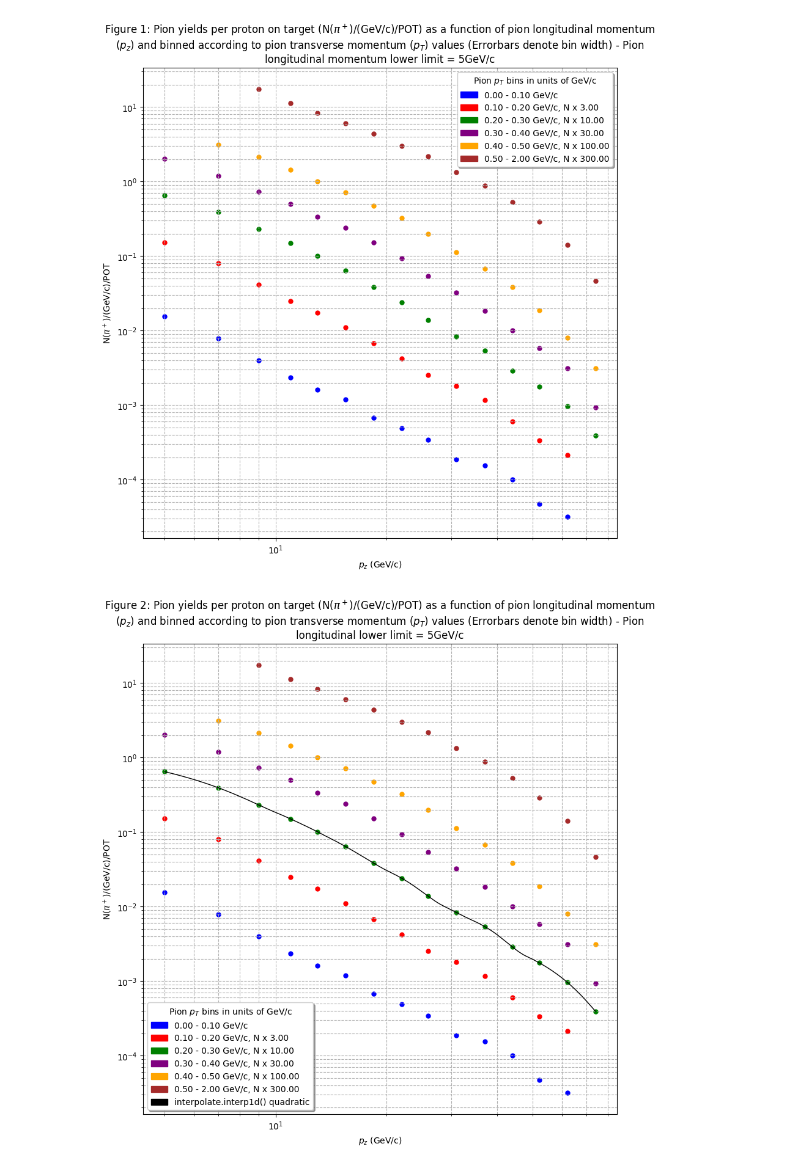
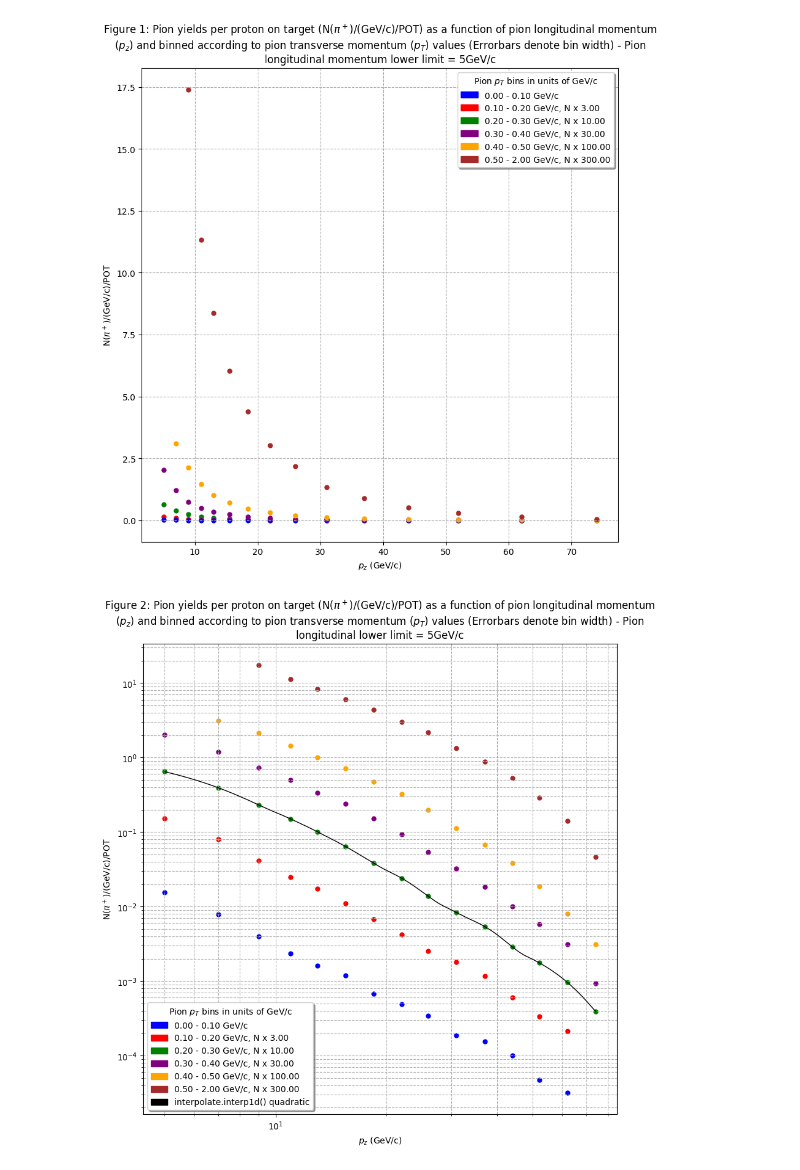
Before and after one commit to MrD0balina/Fourth-Year-Project---Neutrino-Oscillations, a Jupyter notebook: Week_9_Numerical_Integration_Further_weighting_work_All_in_the_pursuit_of_physically_representative_histograms.ipynb, the cells around one changed output. Drawn from its saved outputs; the diff is of its cells as text; code cells hidden in the pictures.

```diff
--- a/Week_9_Numerical_Integration_Further_weighting_work_All_in_the_pursuit_of_physically_representative_histograms.ipynb
+++ b/Week_9_Numerical_Integration_Further_weighting_work_All_in_the_pursuit_of_physically_representative_histograms.ipynb
@@ -230,36 +230,36 @@ plt.scatter(   x = red_dots_new_x   ,   y = red_dots_new_y   ,   c = "red" , s =
 plt.scatter(   x = blue_dots_new_x   ,   y = blue_dots_new_y   ,   c = "blue" , s = 25 , label =  labels_list )
 plt.scatter(   x = purple_dots_new_x   ,   y = purple_dots_new_y   ,   c = "purple" , s = 25 , label =  labels_list )
 plt.scatter(   x = orange_dots_new_x   ,   y = orange_dots_new_y   ,   c = "orange" , s = 25 , label =  labels_list )
 plt.scatter(   x = brown_dots_new_x   ,   y = brown_dots_new_y   ,   c = "brown" , s = 25 , label =  labels_list )
 
 
 #plt.errorbar( x = Pion_Plots_df1["pz (GeV=c) - mid range value"] , y = Pion_Plots_df1["Final pi^+ plot value"] * 300 , yerr  =  None , xerr = Pion_Plots_df1["bin width"] , ecolor = Pion_Plots_df1["pT (GeV=c) - plot colour codes"] )
 
 #plt.errorbar( x = Pion_Plots_df1["pz (GeV=c) - mid range value"] , y = Pion_Plots_df1["Final pi^+ plot value"], yerr  =  None , xerr = Pion_Plots_df1["bin width"] ,
 #             ls = None , fmt = 'none' , ecolor = Pion_Plots_df1["pT (GeV=c) - plot colour codes"].map(colours), elinewidth = 0.5 , capsize  = Pion_Plots_df1["error bar capsize"])
 
 # plt.errorbar( x = Pion_Plots_df1["pz (GeV=c) - mid range value"] , y = Pion_Plots_df1["Final pi^+ plot value"], yerr  =  None , xerr = Pion_Plots_df1["bin width"] ,
 #             ls = None , fmt = 'none' , ecolor = Pion_Plots_df1["pT (GeV=c) - plot colour codes"].map(colours), elinewidth = Pion_Plots_df1["error bar line width"] )
 
 # plt.errorbar( x = Pion_Plots_df1["pz (GeV=c) - mid range value"] , y = Pion_Plots_df1["Final pi^+ plot value"], yerr  =  None , xerr = Pion_Plots_df1["bin width"] ,
 #              ls = None , fmt = 'none' , ecolor = Pion_Plots_df1["pT (GeV=c) - plot colour codes"].map(colours), elinewidth = 0.5  )
 
-plt.xscale("log")
-plt.yscale("log")
+# plt.xscale("log")
+# plt.yscale("log")
 plt.grid( True , which = "both" , ls = "--" )
 
 plt.legend(  labels = labels_list , handles = handles_for_legend , shadow = True , fancybox = True , title = r"Pion $p_{T}$ bins in units of GeV/c" )
 
 plt.title("\n".join(wrap(r"Figure 1: Pion yields per proton on target (N($\pi^+$)/(GeV/c)/POT) as a function of pion longitudinal momentum ($p_{z}$) and binned according to pion transverse momentum ($p_{T}$) values (Errorbars denote bin width) - Pion longitudinal momentum lower limit = 5GeV/c" , 120 ) ) )
 
 plt.xlabel(r"$p_{z}$ (GeV/c)")
 plt.ylabel(r"N($\pi^+$)/(GeV/c)/POT")
 
 plt.savefig('Figure 1: Positive pion yields per proton on target - binned according to pion longitudinal and transverse momenta .png' , dpi=200 , bbox_inches = "tight")
 
 plt.show()
 # %% [output]
-[figure, old version]
+[figure, new version]
 # %%
 ######################### PRODUCING AN INTERPOLATION  ######################
 
```
Also changed, not shown: parts of 7 cells of this notebook.
